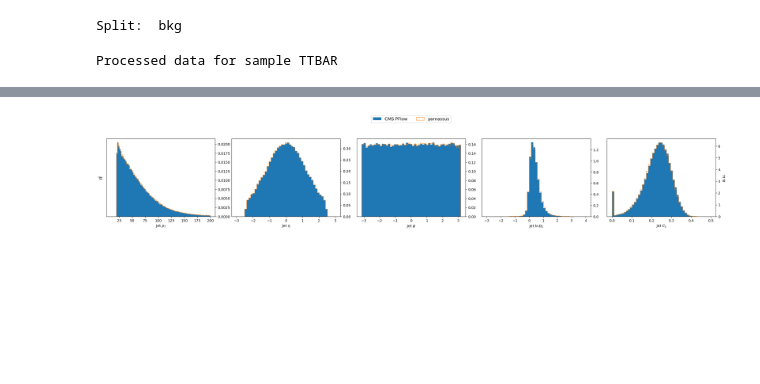
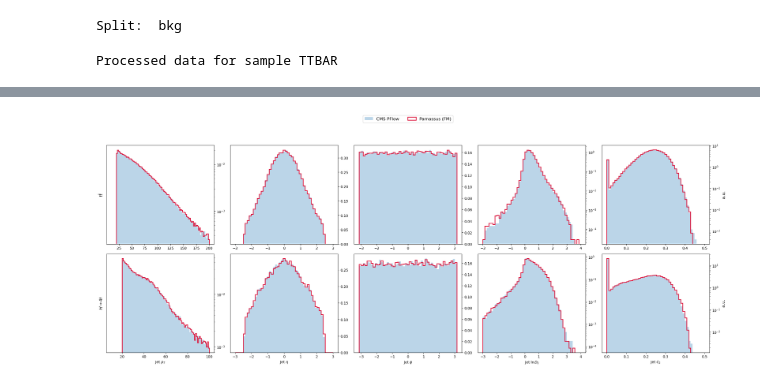
Before and after one commit to omphalos-mc/parnassus-clas12, a Jupyter notebook: src/parnassus_core/experiments/cms_2011/notebooks/performance_test.ipynb, the cells around one changed output, grey strips where cells are left out. Saved outputs shown, nothing was run; the diff lists cells and outputs as text; code cells hidden in the pictures; blank space fills up the shorter version.

Commit message:
Add style-dict customization for performance plots

```diff
--- a/src/parnassus_core/experiments/cms_2011/notebooks/performance_test.ipynb
+++ b/src/parnassus_core/experiments/cms_2011/notebooks/performance_test.ipynb
@@ -15,8 +15,17 @@ config_dict = {
                 "name": "parnassus",
                 "path": "../evaluation/evals/parnassus_core_ip_noself_ttbar_eval_49k_test_eta25Eval.root",
                 "pflow_type": "fm",
+                "label": "Parnassus (FM)",
             },
-        ]
+        ],
+        "h4lep": [
+            {
+                "name": "parnassus",
+                "path": "../evaluation/evals/parnassus_core_ip_noself_h4lep_49k_test_eta25Eval.root",
+                "pflow_type": "fm",
+                "label": "Parnassus (FM)",
+            },
+        ],
     }
 }
 # %%
@@ -76,7 +120,24 @@ Processed data for sample TTBAR
 # %%
 from parnassus_core.experiments.cms_2011.performance.plot_utils import PlotHelper
+# %%
+style_dict = {
+    "PF": {
+        "linewidth": 2,
+        "color": "#1f77b4",
+        "alpha": 0.3,
+    },
+    "TR": {
+        "linewidth": 2,
+        "color": "black",
+        "alpha": 1,
+    },
+    "parnassus": {
+        "linewidth": 2,
+        "color": "crimson",
+    },
+}
 # %%
-plot_helper = PlotHelper(perf, plot_truth=False)
+plot_helper = PlotHelper(perf, plot_truth=False, style_dict=style_dict)
 # %%
 fig = plot_helper.plot_event_features(residuals=False)
 # %% [output]
@@ -88,7 +149,7 @@ fig = plot_helper.plot_event_features(residuals=True)
 # %%
-fig = plot_helper.plot_jet_features()
+fig = plot_helper.plot_jet_features(log_scale_vars=["pt", "d2", "c2"])
 # %% [output]
-[figure, old version]
+[figure, new version]
 # %%
 fig = plot_helper.plot_jet_features(residuals=True)
 # %% [output]
```
Also changed, not shown: parts of 8 cells of this notebook, 3 other files.
